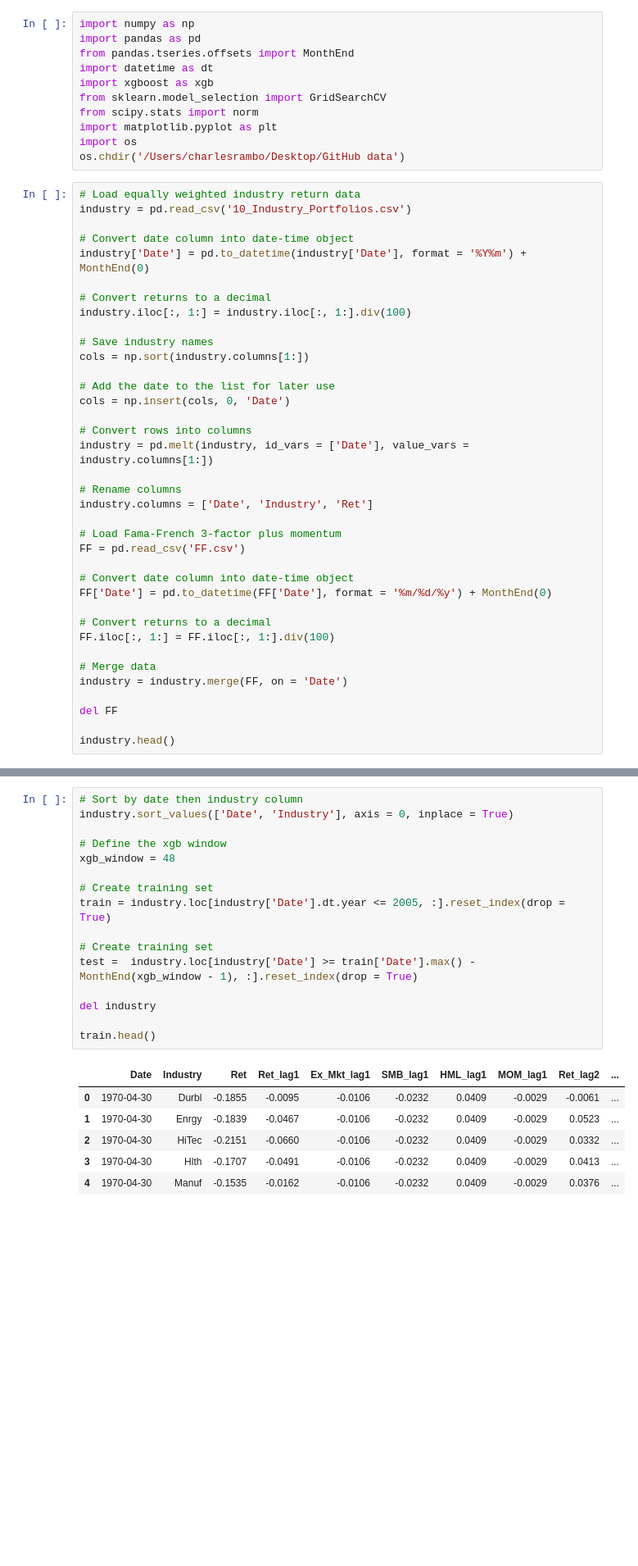
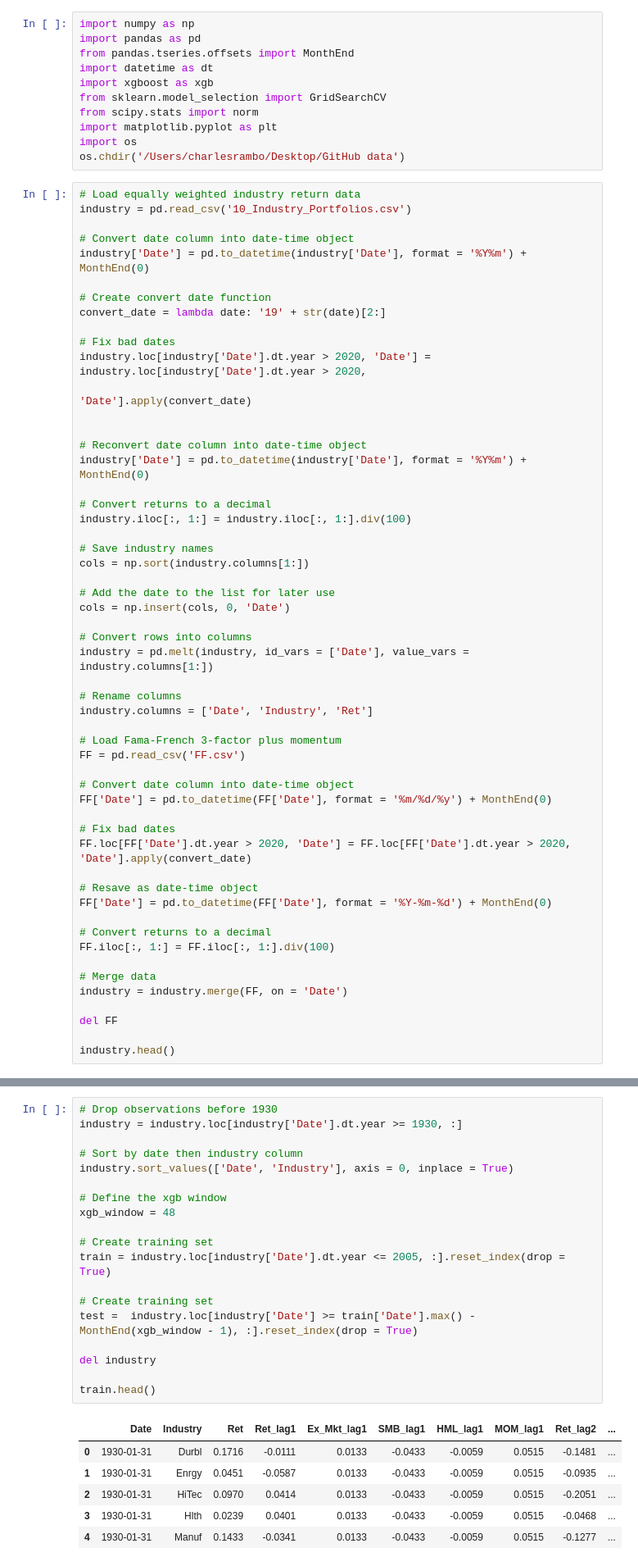
Before and after one commit to charlesrambo/machine_learning, a Jupyter notebook: XGBoost-industry-ML.ipynb, the cells around one changed output, grey strips where cells are left out. Shown at 82% size. Saved outputs shown, nothing was run; the diff lists cells and outputs as text; blank space fills up the shorter version.

```diff
--- a/XGBoost-industry-ML.ipynb
+++ b/XGBoost-industry-ML.ipynb
@@ -19,6 +19,17 @@ os.chdir('/Users/charlesrambo/Desktop/GitHub data')
 industry = pd.read_csv('10_Industry_Portfolios.csv')
 
 # Convert date column into date-time object
+industry['Date'] = pd.to_datetime(industry['Date'], format = '%Y%m') + MonthEnd(0)
+
+# Create convert date function
+convert_date = lambda date: '19' + str(date)[2:]
+
+# Fix bad dates
+industry.loc[industry['Date'].dt.year > 2020, 'Date'] = industry.loc[industry['Date'].dt.year > 2020,
+                                                                     'Date'].apply(convert_date)
+
+
+# Reconvert date column into date-time object
 industry['Date'] = pd.to_datetime(industry['Date'], format = '%Y%m') + MonthEnd(0)
 
 # Convert returns to a decimal
@@ -42,6 +53,12 @@ FF = pd.read_csv('FF.csv')
 # Convert date column into date-time object
 FF['Date'] = pd.to_datetime(FF['Date'], format = '%m/%d/%y') + MonthEnd(0)
 
+# Fix bad dates
+FF.loc[FF['Date'].dt.year > 2020, 'Date'] = FF.loc[FF['Date'].dt.year > 2020, 'Date'].apply(convert_date)
+
+# Resave as date-time object
+FF['Date'] = pd.to_datetime(FF['Date'], format = '%Y-%m-%d') + MonthEnd(0)
+
 # Convert returns to a decimal
 FF.iloc[:, 1:] = FF.iloc[:, 1:].div(100)
 
@@ -92,26 +111,29 @@ industry.head()
 # %%
+# Drop observations before 1930
+industry = industry.loc[industry['Date'].dt.year >= 1930, :]
+
 # Sort by date then industry column
 industry.sort_values(['Date', 'Industry'], axis = 0, inplace = True)
 
 # Define the xgb window
 xgb_window = 48
 
 # Create training set
 train = industry.loc[industry['Date'].dt.year <= 2005, :].reset_index(drop = True)
 
 # Create training set
 test =  industry.loc[industry['Date'] >= train['Date'].max() - MonthEnd(xgb_window - 1), :].reset_index(drop = True)
 
 del industry
 
 train.head()
 # %% [output]
 |  | Date | Industry | Ret | Ret_lag1 | Ex_Mkt_lag1 | SMB_lag1 | HML_lag1 | MOM_lag1 | Ret_lag2 | ... |
-| 0 | 1970-04-30 | Durbl | -0.1855 | -0.0095 | -0.0106 | -0.0232 | 0.0409 | -0.0029 | -0.0061 | ... |
-| 1 | 1970-04-30 | Enrgy | -0.1839 | -0.0467 | -0.0106 | -0.0232 | 0.0409 | -0.0029 | 0.0523 | ... |
-| 2 | 1970-04-30 | HiTec | -0.2151 | -0.0660 | -0.0106 | -0.0232 | 0.0409 | -0.0029 | 0.0332 | ... |
-| 3 | 1970-04-30 | Hlth | -0.1707 | -0.0491 | -0.0106 | -0.0232 | 0.0409 | -0.0029 | 0.0413 | ... |
-| 4 | 1970-04-30 | Manuf | -0.1535 | -0.0162 | -0.0106 | -0.0232 | 0.0409 | -0.0029 | 0.0376 | ... |
+| 0 | 1930-01-31 | Durbl | 0.1716 | -0.0111 | 0.0133 | -0.0433 | -0.0059 | 0.0515 | -0.1481 | ... |
+| 1 | 1930-01-31 | Enrgy | 0.0451 | -0.0587 | 0.0133 | -0.0433 | -0.0059 | 0.0515 | -0.0935 | ... |
+| 2 | 1930-01-31 | HiTec | 0.0970 | 0.0414 | 0.0133 | -0.0433 | -0.0059 | 0.0515 | -0.2051 | ... |
+| 3 | 1930-01-31 | Hlth | 0.0239 | 0.0401 | 0.0133 | -0.0433 | -0.0059 | 0.0515 | -0.0468 | ... |
+| 4 | 1930-01-31 | Manuf | 0.1433 | -0.0341 | 0.0133 | -0.0433 | -0.0059 | 0.0515 | -0.1277 | ... |
 5 rows × 38 columns
 # %% [markdown]
 # Training Set Results
```
Also changed, not shown: parts of 7 cells of this notebook.
